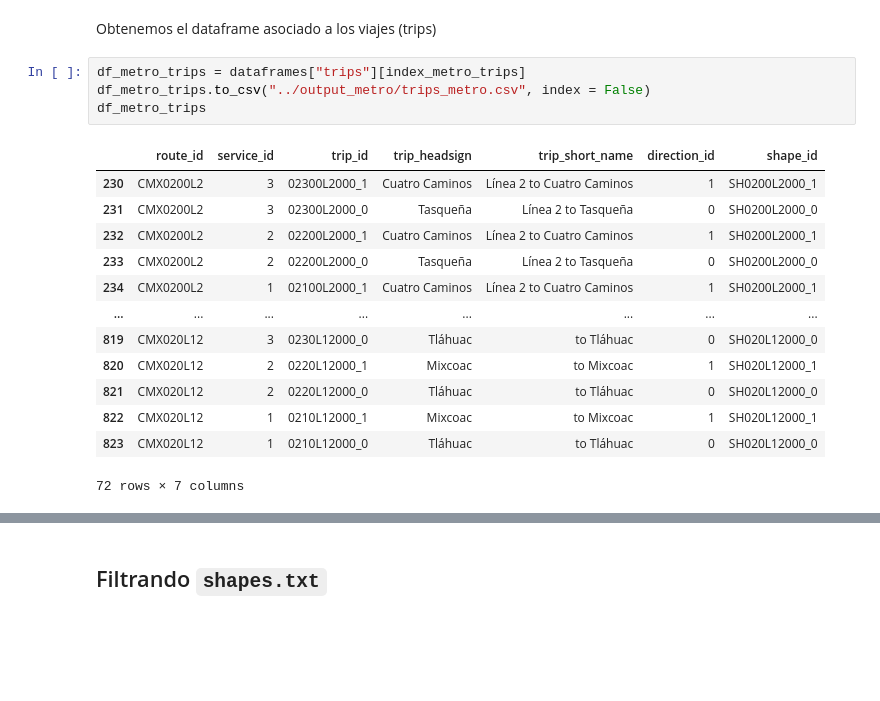
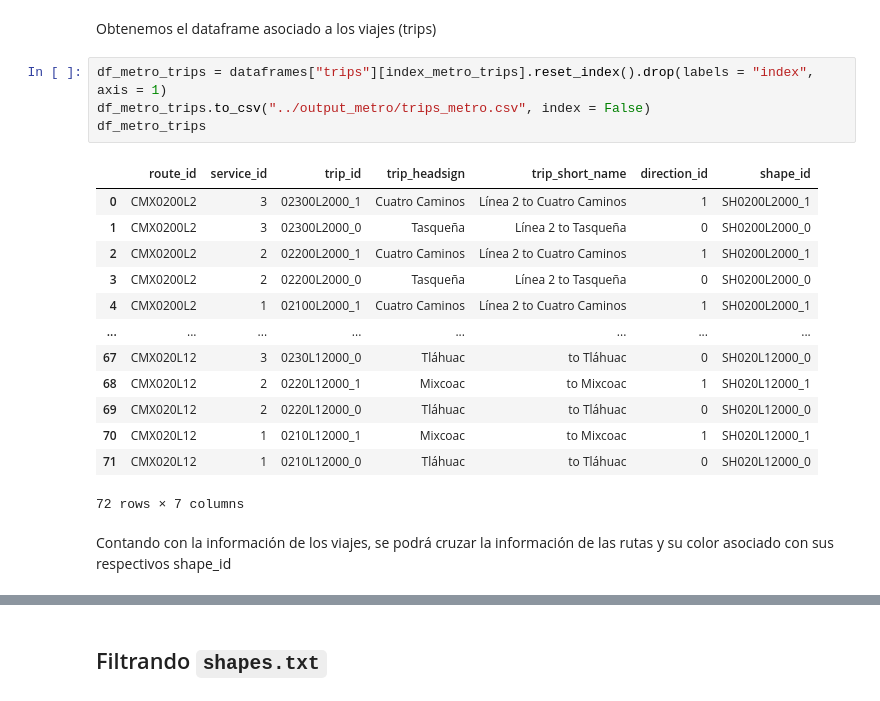
Before and after one commit to FedeSS99/MCE-TSP-Optimizacion, a Jupyter notebook: syntax/03_CreacionDBMetro.ipynb, the cells around one changed output, grey strips where cells are left out. Drawn from its saved outputs; the diff is of its cells as text; blank space fills up the shorter version.

```diff
--- a/syntax/03_CreacionDBMetro.ipynb
+++ b/syntax/03_CreacionDBMetro.ipynb
@@ -65,20 +66,22 @@ index_metro_trips = dataframes["trips"].isin(list_metro_routes).any(axis = 1)
 # %% [markdown]
 Obtenemos el dataframe asociado a los viajes (trips)
 # %%
-df_metro_trips = dataframes["trips"][index_metro_trips]
+df_metro_trips = dataframes["trips"][index_metro_trips].reset_index().drop(labels = "index", axis = 1)
 df_metro_trips.to_csv("../output_metro/trips_metro.csv", index = False)
 df_metro_trips
 # %% [output]
 |  | route_id | service_id | trip_id | trip_headsign | trip_short_name | direction_id | shape_id |
-| 230 | CMX0200L2 | 3 | 02300L2000_1 | Cuatro Caminos | Línea 2 to Cuatro Caminos | 1 | SH0200L2000_1 |
-| 231 | CMX0200L2 | 3 | 02300L2000_0 | Tasqueña | Línea 2 to Tasqueña | 0 | SH0200L2000_0 |
-| 232 | CMX0200L2 | 2 | 02200L2000_1 | Cuatro Caminos | Línea 2 to Cuatro Caminos | 1 | SH0200L2000_1 |
-| 233 | CMX0200L2 | 2 | 02200L2000_0 | Tasqueña | Línea 2 to Tasqueña | 0 | SH0200L2000_0 |
-| 234 | CMX0200L2 | 1 | 02100L2000_1 | Cuatro Caminos | Línea 2 to Cuatro Caminos | 1 | SH0200L2000_1 |
+| 0 | CMX0200L2 | 3 | 02300L2000_1 | Cuatro Caminos | Línea 2 to Cuatro Caminos | 1 | SH0200L2000_1 |
+| 1 | CMX0200L2 | 3 | 02300L2000_0 | Tasqueña | Línea 2 to Tasqueña | 0 | SH0200L2000_0 |
+| 2 | CMX0200L2 | 2 | 02200L2000_1 | Cuatro Caminos | Línea 2 to Cuatro Caminos | 1 | SH0200L2000_1 |
+| 3 | CMX0200L2 | 2 | 02200L2000_0 | Tasqueña | Línea 2 to Tasqueña | 0 | SH0200L2000_0 |
+| 4 | CMX0200L2 | 1 | 02100L2000_1 | Cuatro Caminos | Línea 2 to Cuatro Caminos | 1 | SH0200L2000_1 |
 | ... | ... | ... | ... | ... | ... | ... | ... |
-| 819 | CMX020L12 | 3 | 0230L12000_0 | Tláhuac | to Tláhuac | 0 | SH020L12000_0 |
-| 820 | CMX020L12 | 2 | 0220L12000_1 | Mixcoac | to Mixcoac | 1 | SH020L12000_1 |
-| 821 | CMX020L12 | 2 | 0220L12000_0 | Tláhuac | to Tláhuac | 0 | SH020L12000_0 |
-| 822 | CMX020L12 | 1 | 0210L12000_1 | Mixcoac | to Mixcoac | 1 | SH020L12000_1 |
-| 823 | CMX020L12 | 1 | 0210L12000_0 | Tláhuac | to Tláhuac | 0 | SH020L12000_0 |
+| 67 | CMX020L12 | 3 | 0230L12000_0 | Tláhuac | to Tláhuac | 0 | SH020L12000_0 |
+| 68 | CMX020L12 | 2 | 0220L12000_1 | Mixcoac | to Mixcoac | 1 | SH020L12000_1 |
+| 69 | CMX020L12 | 2 | 0220L12000_0 | Tláhuac | to Tláhuac | 0 | SH020L12000_0 |
+| 70 | CMX020L12 | 1 | 0210L12000_1 | Mixcoac | to Mixcoac | 1 | SH020L12000_1 |
+| 71 | CMX020L12 | 1 | 0210L12000_0 | Tláhuac | to Tláhuac | 0 | SH020L12000_0 |
 72 rows × 7 columns
+# %% [markdown]
+Contando con la información de los viajes, se podrá cruzar la información de las rutas y su color asociado con sus respectivos shape_id
```
Also changed, not shown: parts of 12 cells of this notebook.
